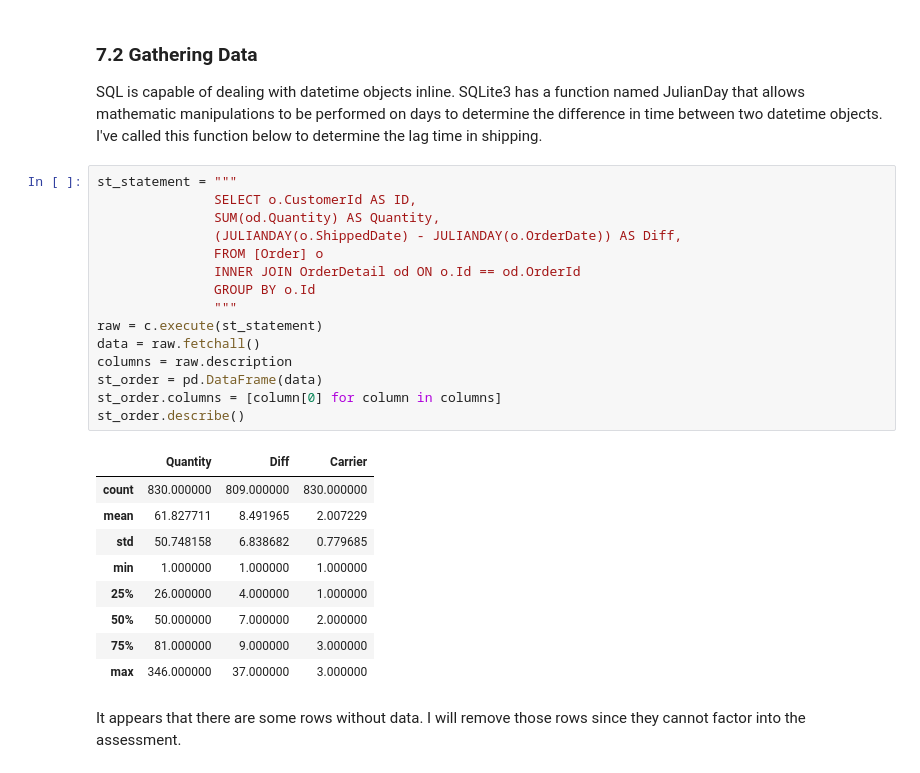
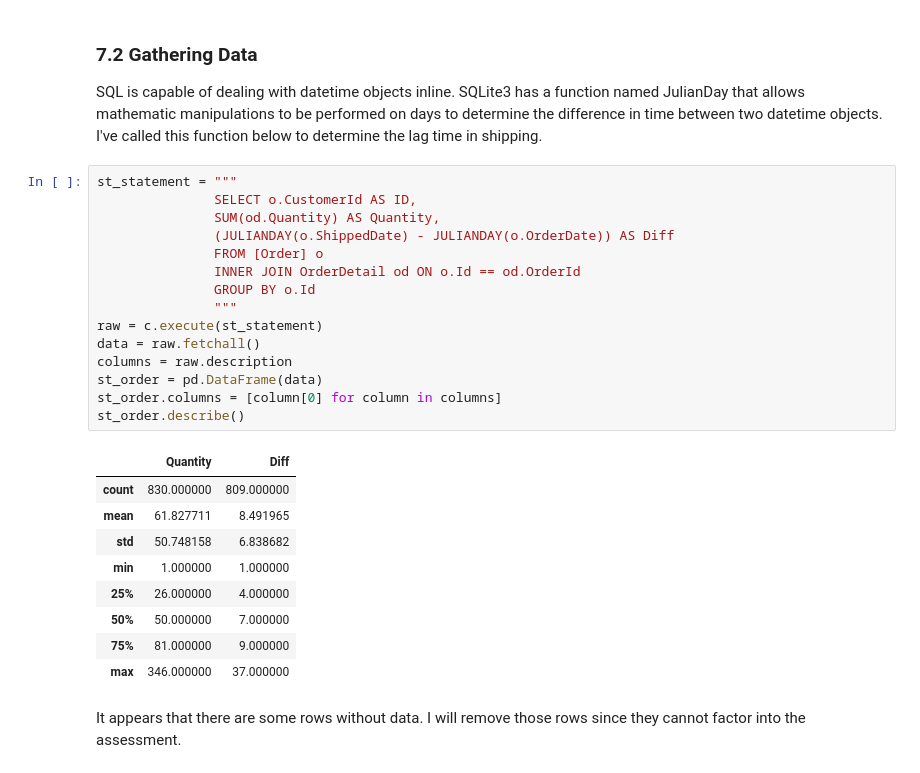
Before and after one commit to Matthew-Daly/dsc-2-final-project-online-ds-sp-000, a Jupyter notebook: Student.ipynb, the cells around one changed output. Drawn from its saved outputs; the diff is of its cells as text.

```diff
--- a/Student.ipynb
+++ b/Student.ipynb
@@ -454,28 +454,28 @@ SQL is capable of dealing with datetime objects inline. SQLite3 has a function n
 # %%
 st_statement = """
                SELECT o.CustomerId AS ID,
                SUM(od.Quantity) AS Quantity,
-               (JULIANDAY(o.ShippedDate) - JULIANDAY(o.OrderDate)) AS Diff,
+               (JULIANDAY(o.ShippedDate) - JULIANDAY(o.OrderDate)) AS Diff
                FROM [Order] o
                INNER JOIN OrderDetail od ON o.Id == od.OrderId
                GROUP BY o.Id
                """
 raw = c.execute(st_statement)
 data = raw.fetchall()
 columns = raw.description
 st_order = pd.DataFrame(data)
 st_order.columns = [column[0] for column in columns]
 st_order.describe()
 # %% [output]
-|  | Quantity | Diff | Carrier |
-| count | 830.000000 | 809.000000 | 830.000000 |
-| mean | 61.827711 | 8.491965 | 2.007229 |
-| std | 50.748158 | 6.838682 | 0.779685 |
-| min | 1.000000 | 1.000000 | 1.000000 |
-| 25% | 26.000000 | 4.000000 | 1.000000 |
-| 50% | 50.000000 | 7.000000 | 2.000000 |
-| 75% | 81.000000 | 9.000000 | 3.000000 |
-| max | 346.000000 | 37.000000 | 3.000000 |
+|  | Quantity | Diff |
+| count | 830.000000 | 809.000000 |
+| mean | 61.827711 | 8.491965 |
+| std | 50.748158 | 6.838682 |
+| min | 1.000000 | 1.000000 |
+| 25% | 26.000000 | 4.000000 |
+| 50% | 50.000000 | 7.000000 |
+| 75% | 81.000000 | 9.000000 |
+| max | 346.000000 | 37.000000 |
 # %% [markdown]
 It appears that there are some rows without data. I will remove those rows since they cannot factor into the assessment.
 # %%
```
Also changed, not shown: parts of 13 cells of this notebook.
